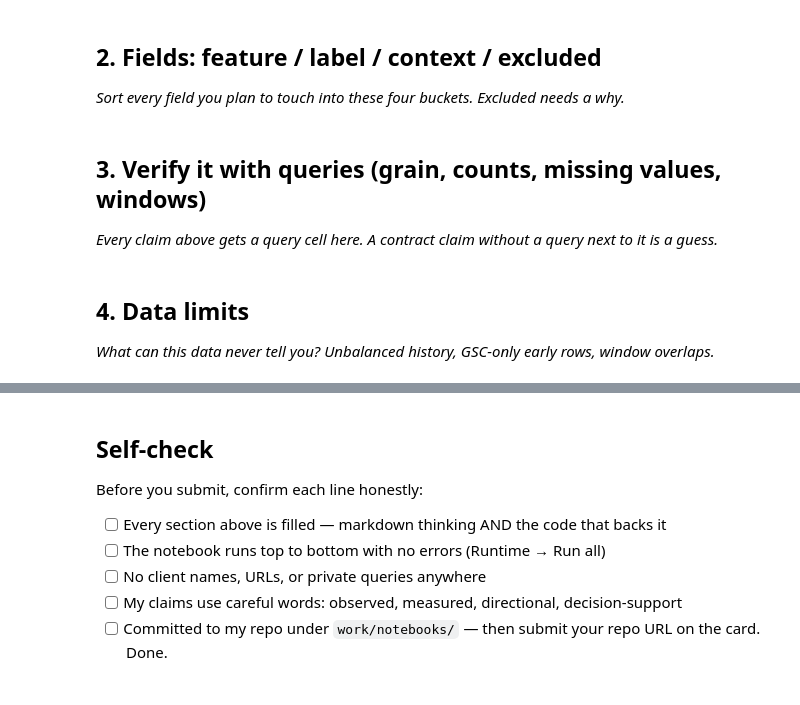
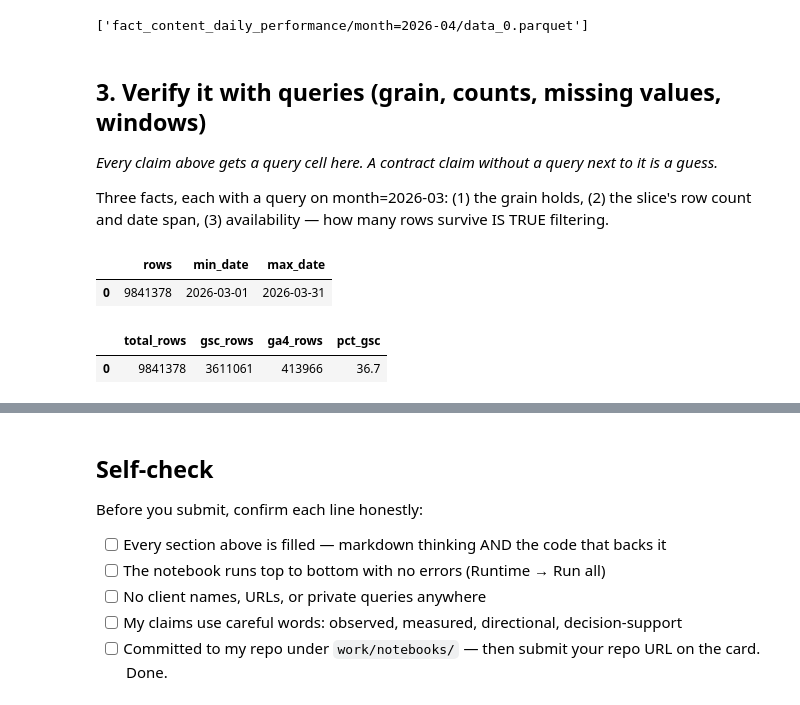
Before and after one commit to ArushRastogi47/10x.ai, a Jupyter notebook: work/notebooks/w03_data_contract.ipynb, the cells around one changed output, grey strips where cells are left out. Drawn from its saved outputs; the diff is of its cells as text; code cells hidden in the pictures.

```diff
--- a/work/notebooks/w03_data_contract.ipynb
+++ b/work/notebooks/w03_data_contract.ipynb
@@ -13,7 +141,7 @@ This skeleton is yours to fill. Work the sections **in order** — each one has
 # %%
 # This cell is for CODE (numbers, a query, a check).
 # Write your text answer in the cell ABOVE this one — typing sentences here breaks Run All.
+# April partition exists and covers the outcome window (mechanics check only)
+[f for f in files if "month=2026-04" in f]
+# %% [output]
+['fact_content_daily_performance/month=2026-04/data_0.parquet']
-# %% [markdown]
-## 2. Fields: feature / label / context / excluded
-
-*Sort every field you plan to touch into these four buckets. Excluded needs a why.*
@@ -24,3 +149,5 @@ This skeleton is yours to fill. Work the sections **in order** — each one has
 ## 3. Verify it with queries (grain, counts, missing values, windows)
 
 *Every claim above gets a query cell here. A contract claim without a query next to it is a guess.*
+
+Three facts, each with a query on month=2026-03: (1) the grain holds, (2) the slice's row count and date span, (3) availability — how many rows survive IS TRUE filtering.
@@ -30,4 +154,26 @@ This skeleton is yours to fill. Work the sections **in order** — each one has
-# %% [markdown]
-## 4. Data limits
-
-*What can this data never tell you? Unbalanced history, GSC-only early rows, window overlaps.*
+# %%
+# This cell is for CODE (numbers, a query, a check).
+# Write your text answer in the cell ABOVE this one — typing sentences here breaks Run All.
+con.sql(f"""
+SELECT COUNT(*) AS rows, MIN(report_date) AS min_date, MAX(report_date) AS max_date
+FROM read_parquet('{rel}/fact_content_daily_performance/month=2026-03/data_0.parquet')
+""").df()
+# observed: 9,841,378 rows, 2026-03-01 -> 2026-03-31
+# directional note: docs put the full table at ~78.8M rows over ~17 months and the
+# June sample at ~11.7M rows, so later months carrying more rows than the average
+# month is consistent with a panel that accrues content over time.
+# %% [output]
+|  | rows | min_date | max_date |
+| 0 | 9841378 | 2026-03-01 | 2026-03-31 |
+# %%
+con.sql(f"""
+SELECT
+  COUNT(*) AS total_rows,
+  COUNT(*) FILTER (WHERE gsc_data_available IS TRUE)  AS gsc_rows,
+  COUNT(*) FILTER (WHERE ga4_data_available IS TRUE)  AS ga4_rows,
+  ROUND(100.0 * COUNT(*) FILTER (WHERE gsc_data_available IS TRUE) / COUNT(*), 1) AS pct_gsc
+FROM read_parquet('{rel}/fact_content_daily_performance/month=2026-03/data_0.parquet')
+""").df()
+# %% [output]
+|  | total_rows | gsc_rows | ga4_rows | pct_gsc |
+| 0 | 9841378 | 3611061 | 413966 | 36.7 |
```
Also changed, not shown: parts of 19 cells of this notebook.
